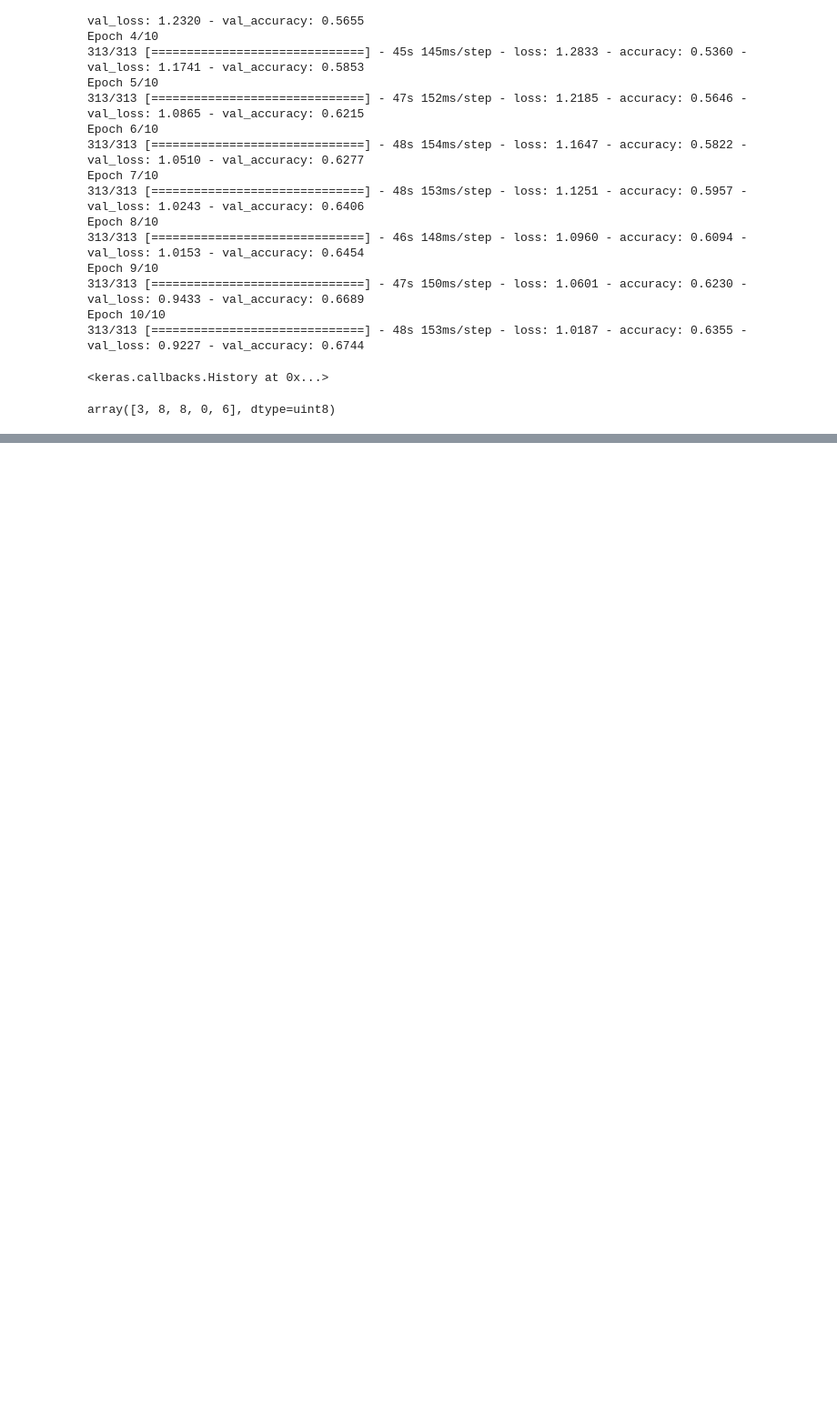
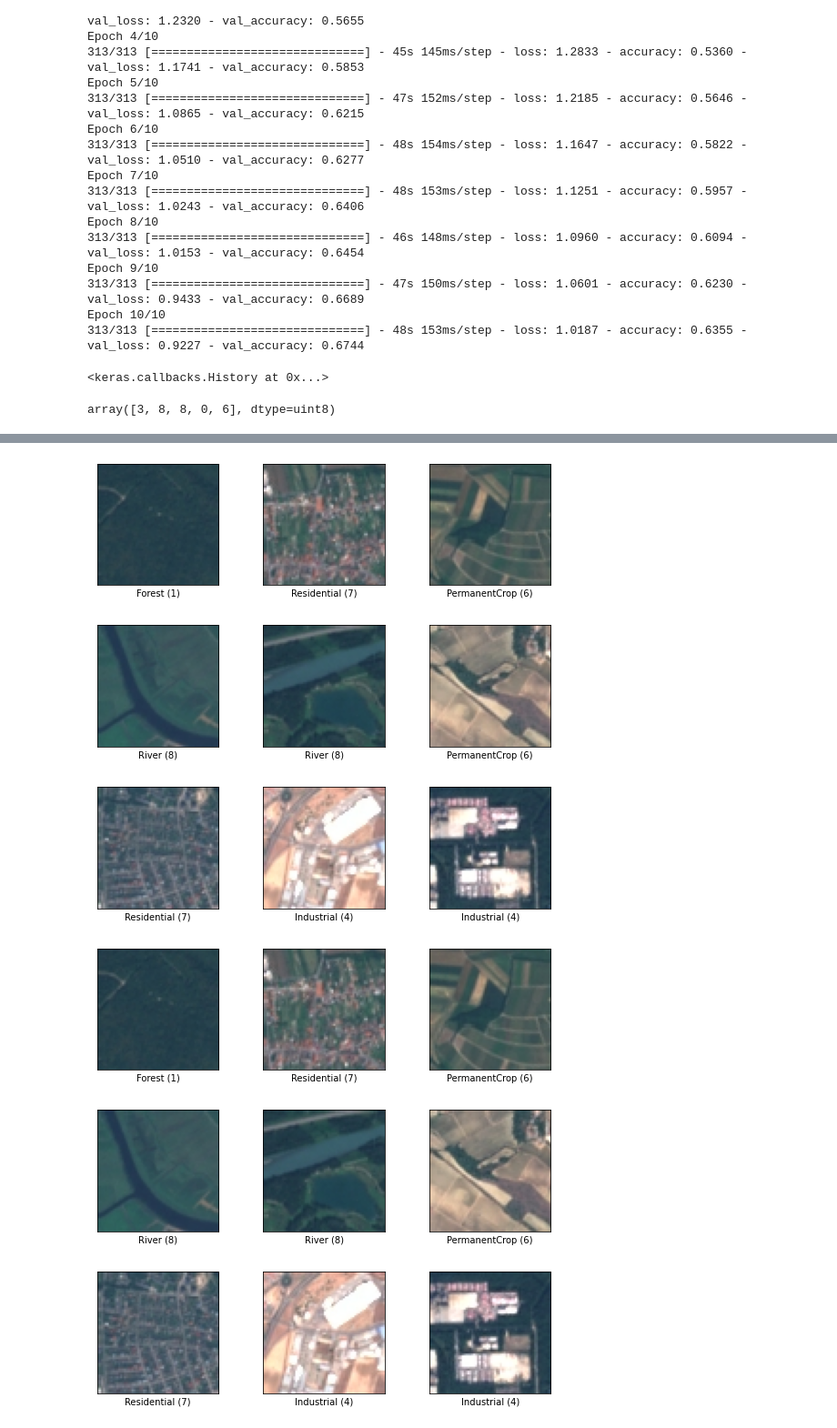
Before and after one commit to arwenshin/ESAA, a Jupyter notebook: Week16_사물이미지분류경진대회.ipynb, the cells around one changed output, grey strips where cells are left out. Shown at 91% size. Drawn from its saved outputs; the diff is of its cells as text; code cells hidden in the pictures; blank space fills up the shorter version.

```diff
--- a/Week16_사물이미지분류경진대회.ipynb
+++ b/Week16_사물이미지분류경진대회.ipynb
@@ -172,0 +374,11 @@ array([3, 8, 8, 0, 6], dtype=uint8)
+# %%
+#EuroSAT 위성 사진 데이터셋 로드
+DATA_DIR = 'dataset/'
+
+(train_ds,valid_ds),info = tfds.load('eurosat/rgb',split=['train[:80%]','train[80%:]'],
+                                     shuffle_files=True,
+                                     as_supervised=True,
+                                     with_info=True,
+                                     data_dir=DATA_DIR)
+print(train_ds)
+print(valid_ds)
@@ -172,0 +409,6 @@ array([3, 8, 8, 0, 6], dtype=uint8)
+# %%
+#데이터 확인
+tfds.show_examples(train_ds,info)
+# %% [output]
+[figure, added]
+[figure, added]
```
Also changed, not shown: parts of 68 cells of this notebook.
